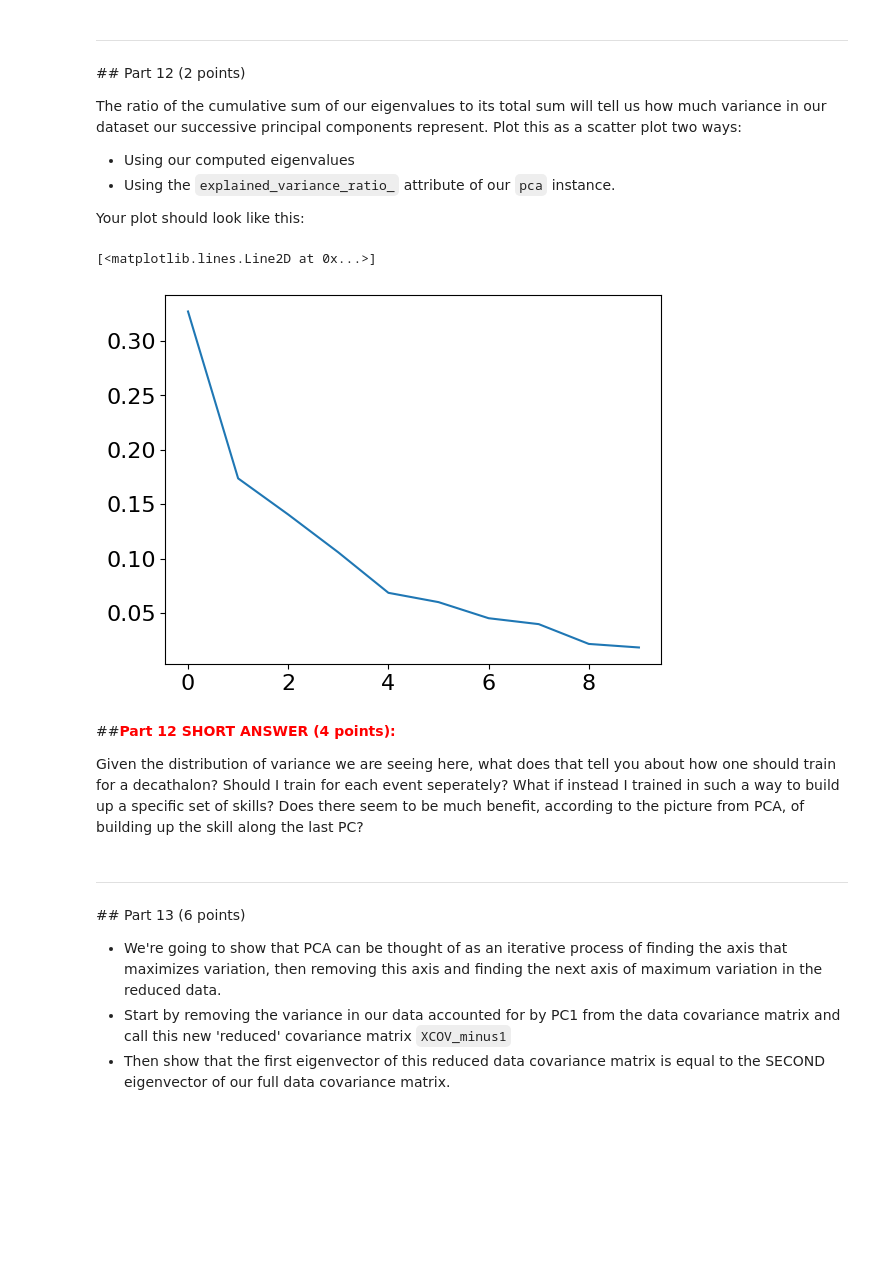
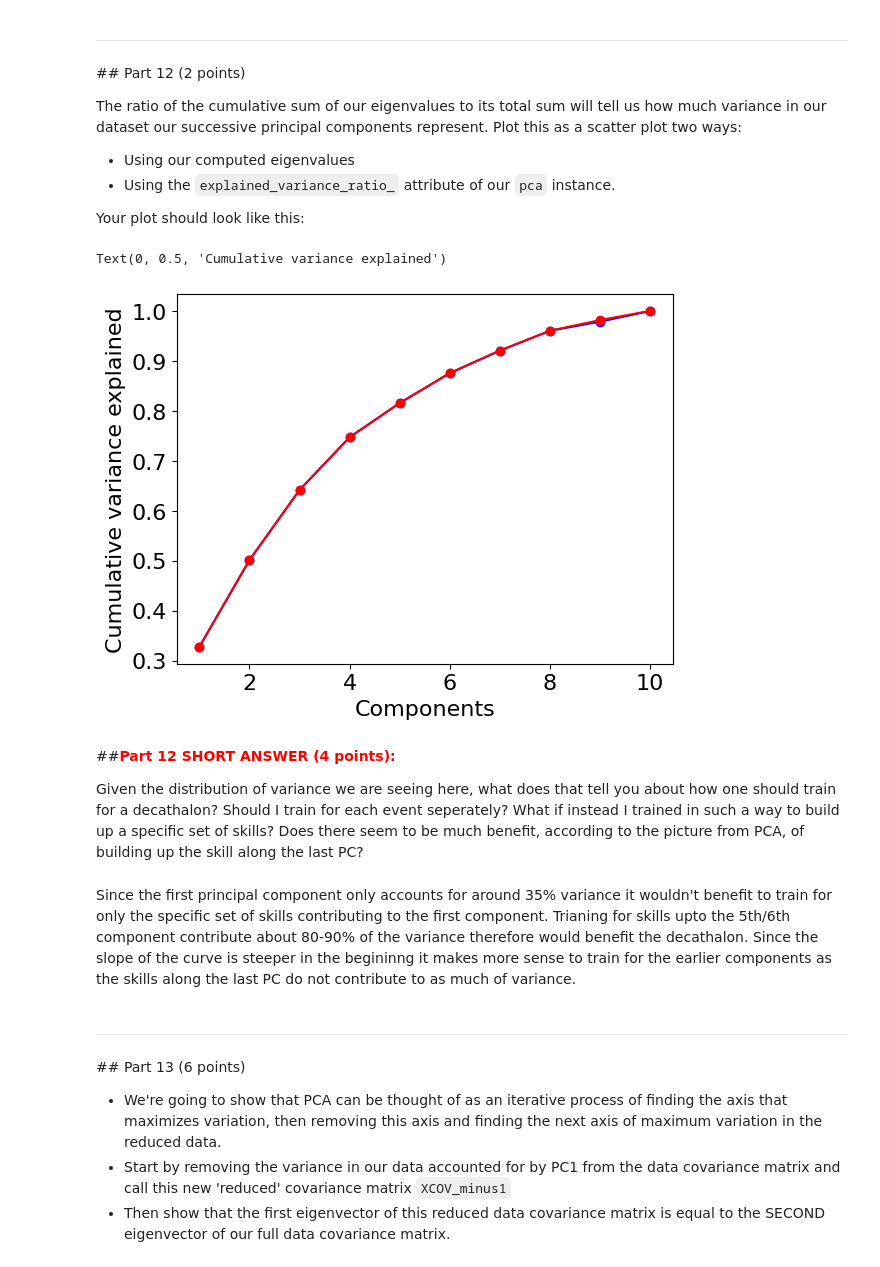
Before and after one commit to Urvi-M/BE559, a Jupyter notebook: Homework4_part1_V2.ipynb, the cells around one changed output. Drawn from its saved outputs; the diff is of its cells as text; code cells hidden in the pictures; blank space fills up the shorter version.

```diff
--- a/Homework4_part1_V2.ipynb
+++ b/Homework4_part1_V2.ipynb
@@ -258,16 +258,22 @@ The ratio of the cumulative sum of our eigenvalues to its total sum will tell us
 * Using the `explained_variance_ratio_` attribute of our `pca` instance.
 
 Your plot should look like this:
-# %%
-# plt.scatter(,range(len(pca.components_)))
-plt.plot(range(len(pca.components_)),pca.explained_variance_ratio_)
-# %% [output]
-[<matplotlib.lines.Line2D at 0x...>]
-[figure, removed]
+# %%
+cvr_eigenvalues = np.cumsum(eigenvalues) / np.sum(eigenvalues)
+cvr_evr = np.cumsum(pca.explained_variance_ratio_) / np.sum(pca.explained_variance_ratio_)
+plt.plot(np.arange(1, len(eigenvalues) + 1), cvr_eigenvalues,'bo-')
+plt.plot(np.arange(1, len(eigenvalues) + 1),cvr_evr,'ro-')
+plt.xlabel("Components")
+plt.ylabel("Cumulative variance explained")
+# %% [output]
+Text(0, 0.5, 'Cumulative variance explained')
+[figure, added]
 # %% [markdown]
 ##<font color='red'>**Part 12 SHORT ANSWER (4 points):**
 
 Given the distribution of variance we are seeing here, what does that tell you about how one should train for a decathalon? Should I train for each event seperately? What if instead I trained in such a way to build up a specific set of skills? Does there seem to be much benefit, according to the picture from PCA, of building up the skill along the last PC?</font>
+# %% [markdown]
+Since the first principal component only accounts for around 35% variance it wouldn't benefit to train for only the specific set of skills contributing to the first component. Trianing for skills upto the 5th/6th component contribute about 80-90% of the variance therefore would benefit the decathalon. Since the slope of the curve is steeper in the begininng it makes more sense to train for the earlier components as the skills along the last PC do not contribute to as much of variance.
 # %% [markdown]
 ---
 ## Part 13 (6 points)
```
Also changed, not shown: parts of 2 cells of this notebook.
